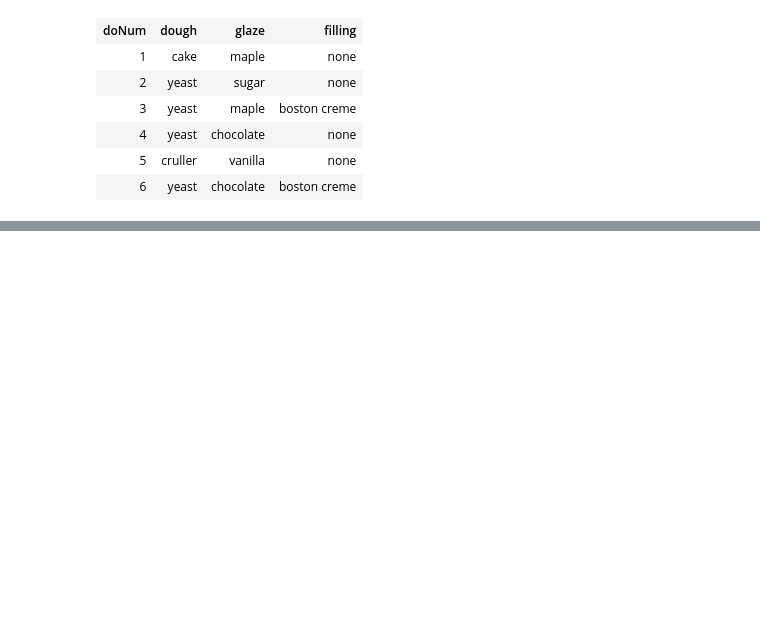
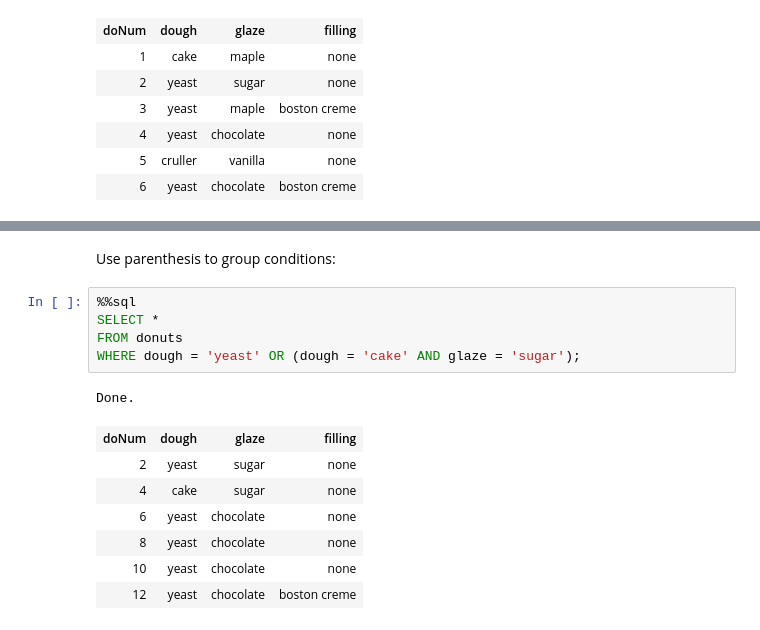
Before and after one commit to unmrds/cc-database-basics, a Jupyter notebook: 02_SQLite_demo.ipynb, the cells around one changed output, grey strips where cells are left out. Cells and saved outputs as stored; diff of their text form; blank space fills up the shorter version.

Commit message:
demo is CRUDy, with WHERE clause

```diff
--- a/02_SQLite_demo.ipynb
+++ b/02_SQLite_demo.ipynb
@@ -167,0 +399,16 @@ Done.
+# %% [markdown]
+Use parenthesis to group conditions:
+# %%
+%%sql
+SELECT *
+FROM donuts
+WHERE dough = 'yeast' OR (dough = 'cake' AND glaze = 'sugar');
+# %% [output]
+Done.
+| doNum | dough | glaze | filling |
+| 2 | yeast | sugar | none |
+| 4 | cake | sugar | none |
+| 6 | yeast | chocolate | none |
+| 8 | yeast | chocolate | none |
+| 10 | yeast | chocolate | none |
+| 12 | yeast | chocolate | boston creme |
```
Also changed, not shown: parts of 35 cells of this notebook.
